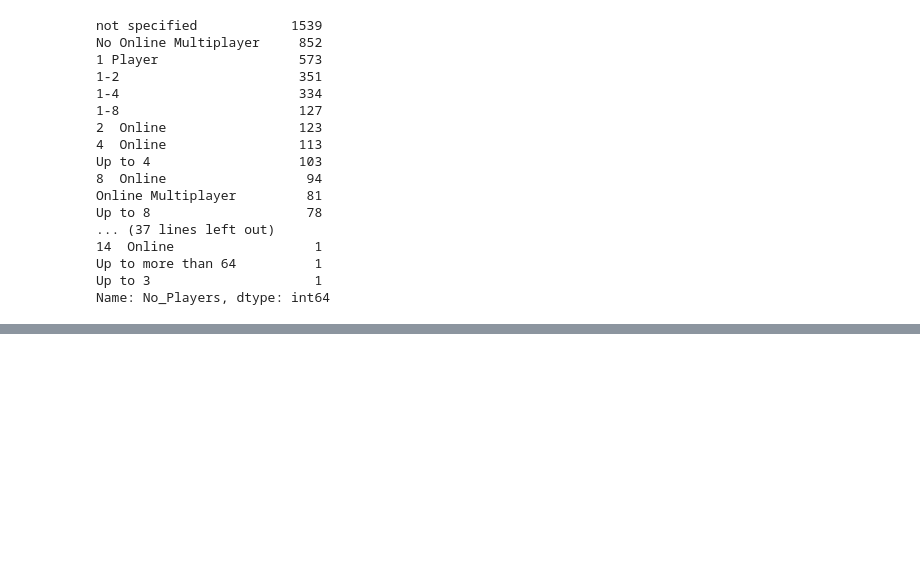
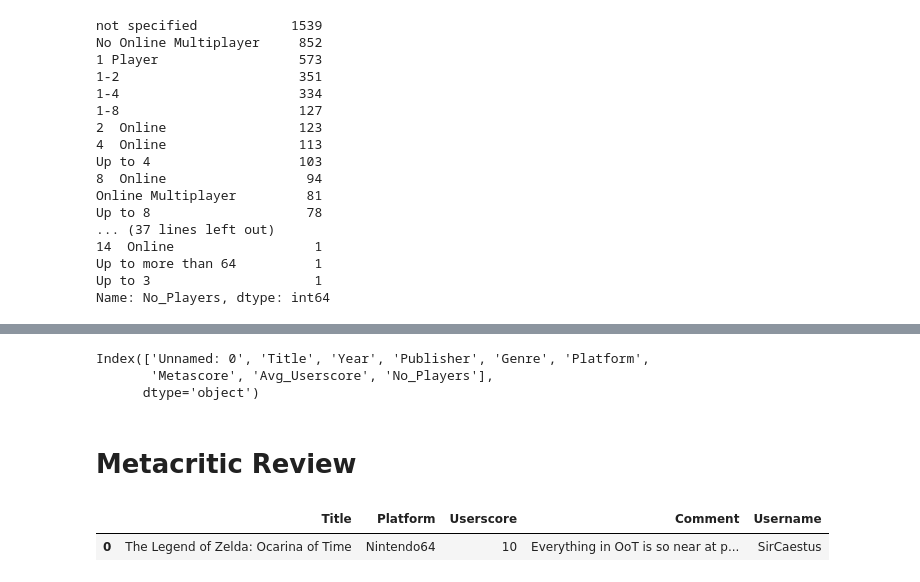
Before and after one commit to vivyhasadream/Game_Recommender_System_W_Sentimental_Analyzer, a Jupyter notebook: 1_DataCleaning_metacritic.ipynb, the cells around one changed output, grey strips where cells are left out. Cells and saved outputs as stored; diff of their text form; code cells hidden in the pictures; blank space fills up the shorter version.

```diff
--- a/1_DataCleaning_metacritic.ipynb
+++ b/1_DataCleaning_metacritic.ipynb
@@ -112,3 +127,19 @@ df_info.sample(5)
 | 1060 | GRID | 2008 | Codemasters | Driving;Racing;Simulation;GT / St... | Xbox360 | 87 | 7.9 | 12 Online |
 | 1137 | Unavowed | 2018 | WadjetEyeGames | Adventure;General | PC | 86 | 8.0 | No Online Multiplayer |
 | 4811 | Shadows of Adam | 2017 | SomethingClassicGamesLLC | Role-Playing;Japanese-Style | PC | 78 | 8.2 | No Online Multiplayer |
+# %%
+df_info.columns
+# %% [output]
+Index(['Unnamed: 0', 'Title', 'Year', 'Publisher', 'Genre', 'Platform',
+       'Metascore', 'Avg_Userscore', 'No_Players'],
+      dtype='object')
+# %% [markdown]
+# Metacritic Review
+# %%
+# remove the extra index
+
+df_comments = df_comments.drop(columns='Unnamed: 0')
+df_comments.head(1)
+# %% [output]
+|  | Title | Platform | Userscore | Comment | Username |
+| 0 | The Legend of Zelda: Ocarina of Time | Nintendo64 | 10 | Everything in OoT is so near at p... | SirCaestus |
```
Also changed, not shown: parts of 10 cells of this notebook, 5 other files.
